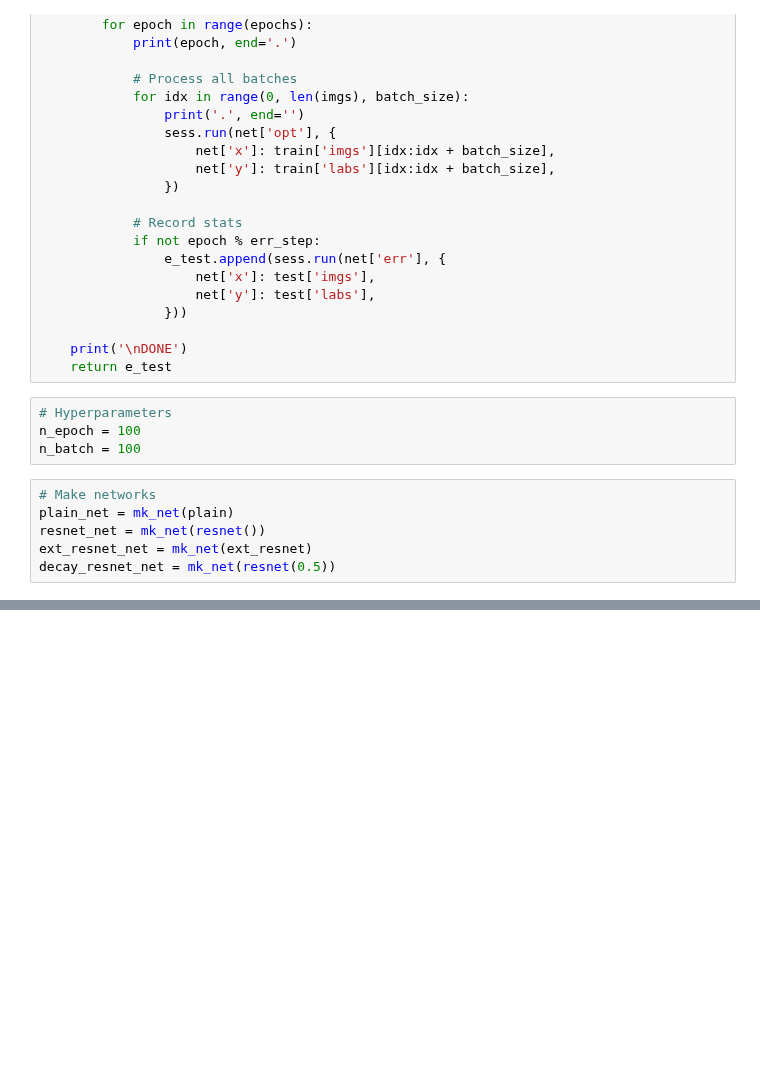
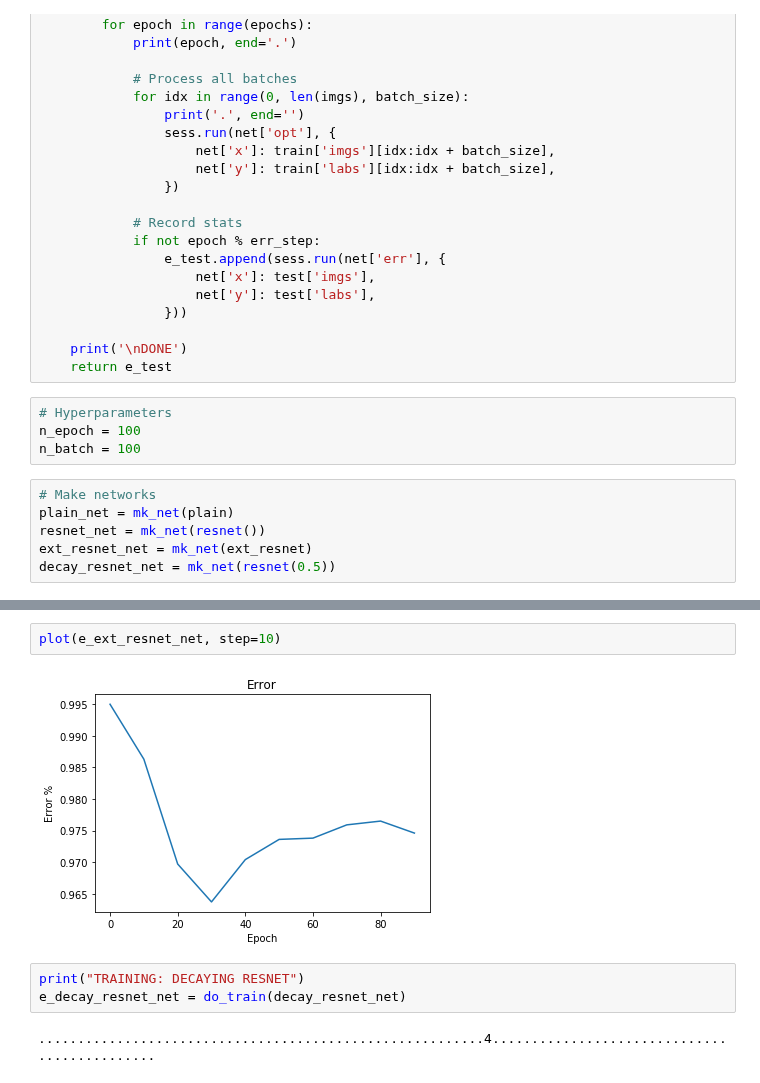
Before and after one commit to metakirby5/AltResNets, a Jupyter notebook: ResNet.ipynb, the cells around one changed output, grey strips where cells are left out. Saved outputs shown, nothing was run; the diff lists cells and outputs as text; blank space fills up the shorter version.

```diff
--- a/ResNet.ipynb
+++ b/ResNet.ipynb
@@ -245,0 +261,9 @@ TRAINING: PLAIN
+# %%
+plot(e_ext_resnet_net, step=10)
+# %% [output]
+[figure, added]
+# %%
+print("TRAINING: DECAYING RESNET")
+e_decay_resnet_net = do_train(decay_resnet_net)
+# %% [output]
+.........................................................4.............................................
```
Also changed, not shown: parts of 7 cells of this notebook.
